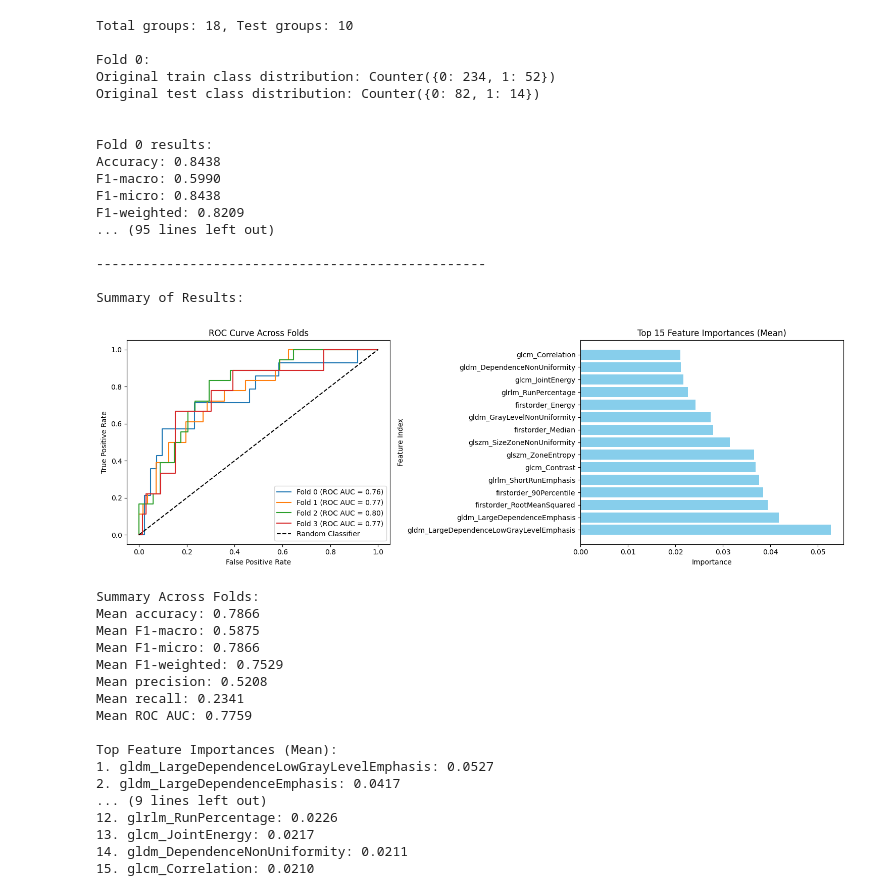
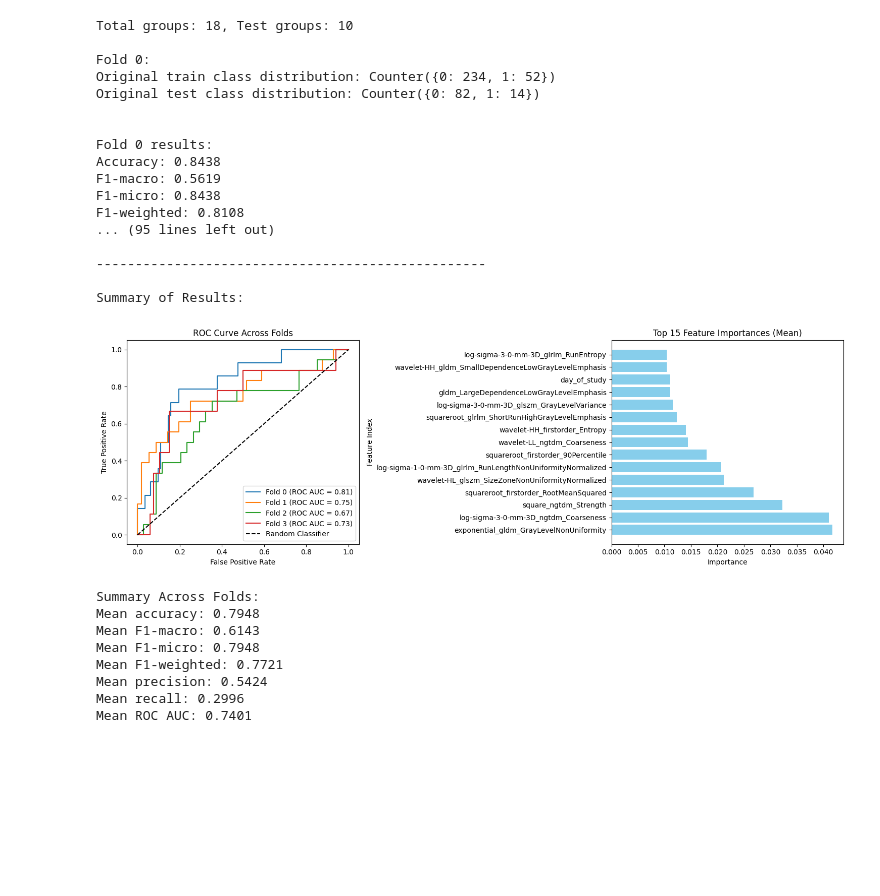
Before and after one commit to Javier200107/ML-Strategies-Inflection-Point-GL261-Response-Relapse, a Jupyter notebook: src/notebooks/playground.ipynb, the cells around one changed output. Drawn from its saved outputs; the diff is of its cells as text; code cells hidden in the pictures; blank space fills up the shorter version.

```diff
--- a/src/notebooks/playground.ipynb
+++ b/src/notebooks/playground.ipynb
@@ -241,7 +273,7 @@ def train_test_and_show_results(m_data: dict, tune_hyperparameters: bool = False
         print(most_comon_params)
 # %%
 # Step 1: Load and preprocess the data
-dataclass = Processing(source_path=config.RADIOMICS_FINAL_FEATURES_NO_FILTERS, all_features=False)
+dataclass = Processing(source_path=config.RADIOMICS_FINAL_FEATURES, all_features=False)
 dataclass.read()
 # df = dataclass.preprocess()  # Assume this keeps mouse IDs for splitting
 df = dataclass.df
@@ -303,43 +320,34 @@ xgb_params = {
  'xgbclassifier__subsample': 0.6
 }
 # %%
-m_data = DataSplitting.split_data_population_informed(df=df, seed=SEED, n_splits=N_SPLITS, test_size=TEST_SIZE)
+split_method, m_data = DataSplitting.split_data_population_informed(df=df, seed=SEED, n_splits=N_SPLITS, test_size=TEST_SIZE)
 
-train_test_and_show_results(m_data, tune_hyperparameters=False, xgb_params=xgb_params)
+train_test_and_show_results(split_method=split_method, m_data=m_data, tune_hyperparameters=False, xgb_params=xgb_params)
 # %% [output]
 Total groups: 18, Test groups: 10
 
 Fold 0:
 Original train class distribution: Counter({0: 234, 1: 52})
 Original test class distribution: Counter({0: 82, 1: 14})
 
 
 Fold 0 results:
 Accuracy: 0.8438
-F1-macro: 0.5990
+F1-macro: 0.5619
 F1-micro: 0.8438
-F1-weighted: 0.8209
+F1-weighted: 0.8108
 ... (95 lines left out)
 
 --------------------------------------------------
 
 Summary of Results:
-[figure, old version]
+[figure, new version]
 Summary Across Folds:
-Mean accuracy: 0.7866
-Mean F1-macro: 0.5875
-Mean F1-micro: 0.7866
-Mean F1-weighted: 0.7529
-Mean precision: 0.5208
-Mean recall: 0.2341
-Mean ROC AUC: 0.7759
-
-Top Feature Importances (Mean):
-1. gldm_LargeDependenceLowGrayLevelEmphasis: 0.0527
-2. gldm_LargeDependenceEmphasis: 0.0417
-... (9 lines left out)
-12. glrlm_RunPercentage: 0.0226
-13. glcm_JointEnergy: 0.0217
-14. gldm_DependenceNonUniformity: 0.0211
-15. glcm_Correlation: 0.0210
+Mean accuracy: 0.7948
+Mean F1-macro: 0.6143
+Mean F1-micro: 0.7948
+Mean F1-weighted: 0.7721
+Mean precision: 0.5424
+Mean recall: 0.2996
+Mean ROC AUC: 0.7401
 # %%
```
Also changed, not shown: parts of 6 cells of this notebook, 2 other files.
